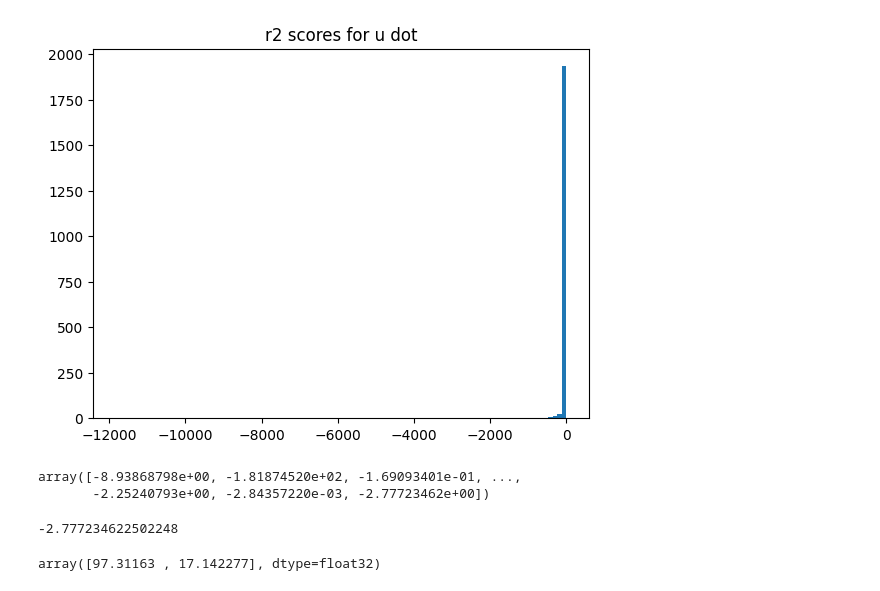
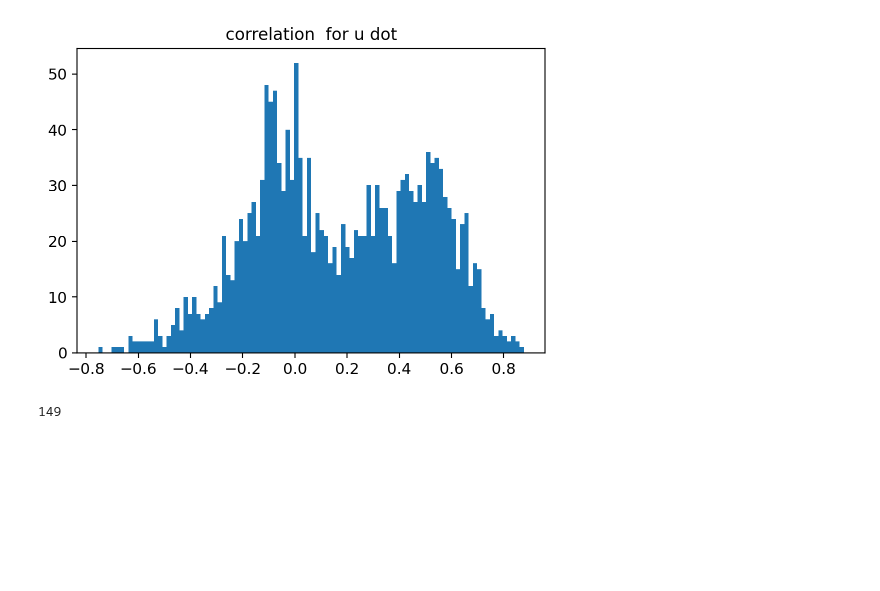
Before and after one commit to StatBiomed/CRAK-Velo, a Jupyter notebook: notebooks/Fitted_regions_genes.ipynb, the cells around one changed output. Cells and saved outputs as stored; diff of their text form; code cells hidden in the pictures; blank space fills up the shorter version.

```diff
--- a/notebooks/Fitted_regions_genes.ipynb
+++ b/notebooks/Fitted_regions_genes.ipynb
@@ -181,19 +102,10 @@ plt.show()
-# %%
-plt.hist(r2_scores,bins = 100)
-plt.title('r2 scores for u dot')
-plt.show()
-# %% [output]
-[figure, removed]
-# %%
-r2_scores
-# %% [output]
-array([-8.93868798e+00, -1.81874520e+02, -1.69093401e-01, ...,
-       -2.25240793e+00, -2.84357220e-03, -2.77723462e+00])
-# %%
-r2_score(u_dot_atac_[:,i],u_dots_[:,i])
-# %% [output]
--2.777234622502248
-# %%
-adata.varm["fit_region_weights"][10, c[r == 10]]
-# %% [output]
-array([97.31163 , 17.142277], dtype=float32)
+# %%
+c_u_scores = np.zeros(u_dot_atac.shape[1])
+for i in np.arange(0, u_dot_atac.shape[1]):
+ c_u_scores[i] = np.corrcoef(u_dot_atac[:,i],u_dots[:,i])[0,1]
+# %%
+plt.hist(c_u_scores,bins = 100)
+plt.title('correlation  for u dot')
+plt.show()
+# %% [output]
+[figure, added]
@@ -199,0 +121,4 @@ array([97.31163 , 17.142277], dtype=float32)
+# %%
+len(gene_list)
+# %% [output]
+149
```
Also changed, not shown: parts of 69 cells of this notebook, 15 other files.
